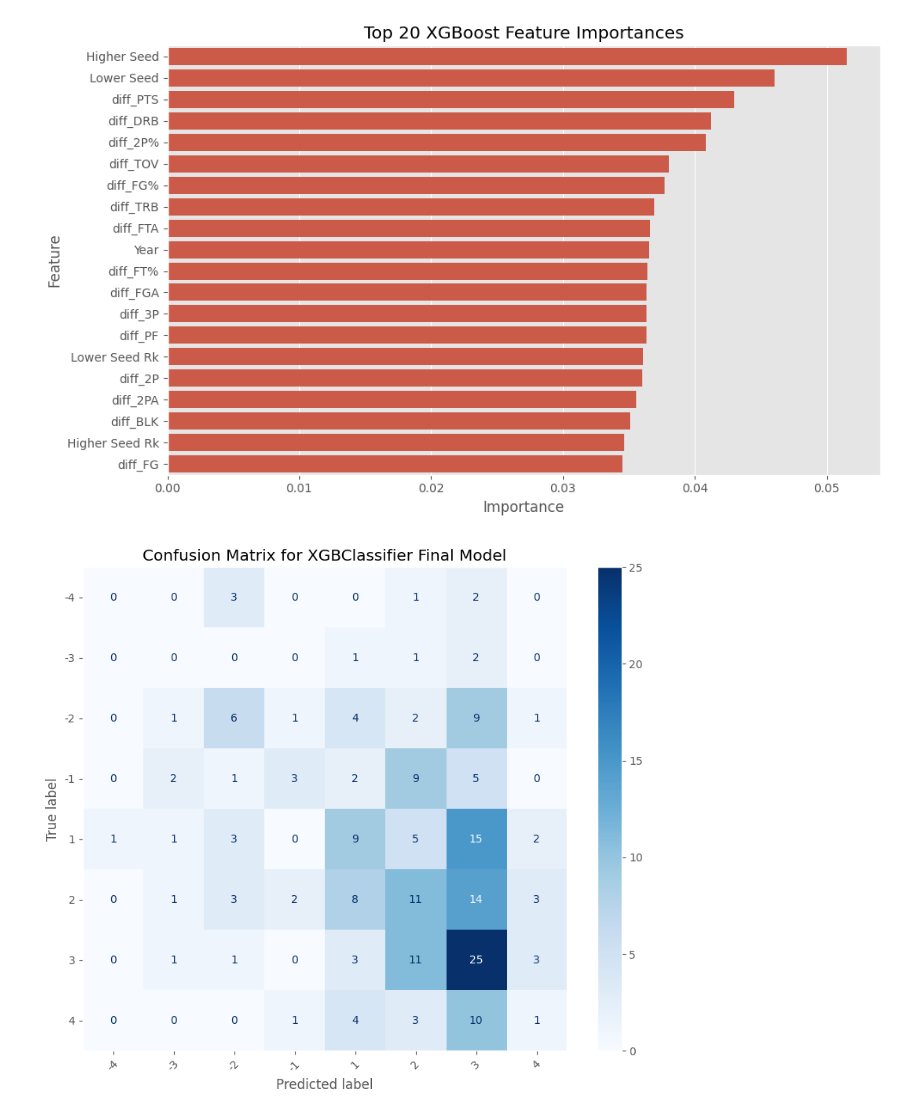
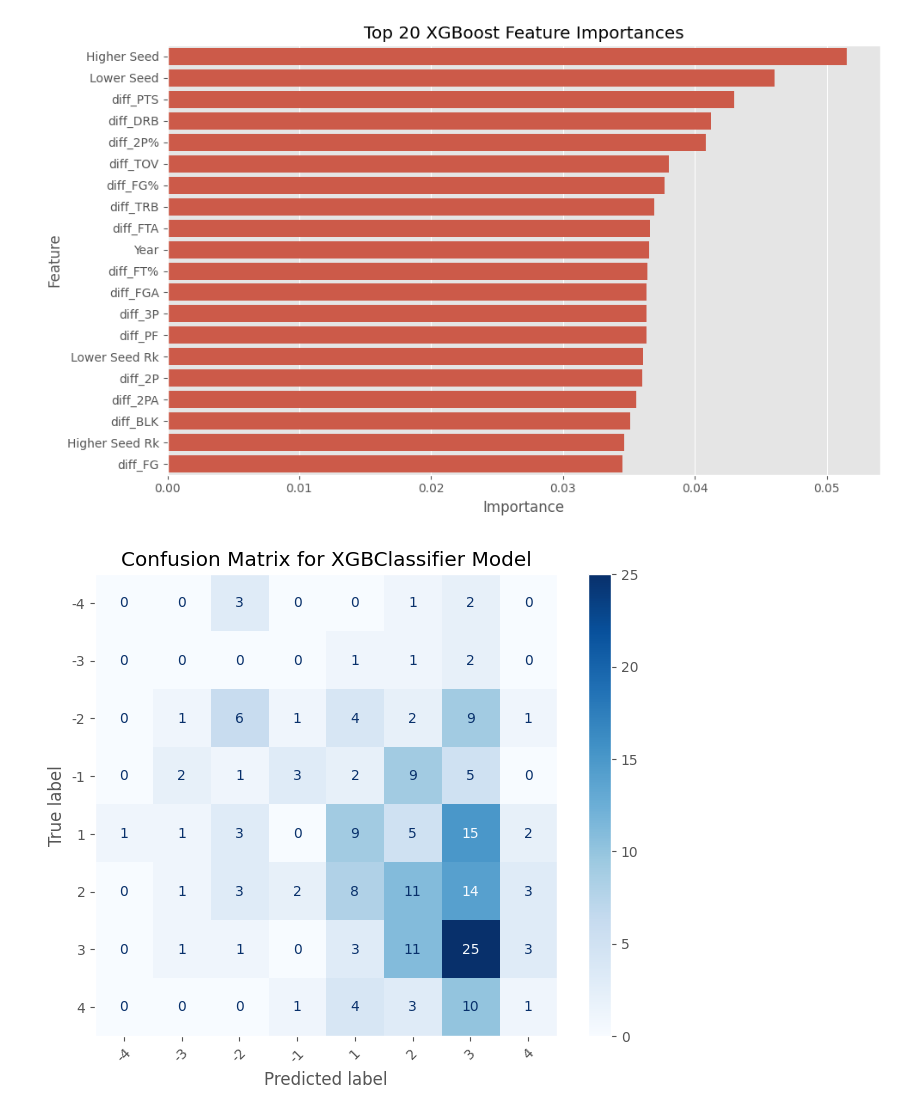
Before and after one commit to ashzhe7/2025_NBA_Project, a Jupyter notebook: NBA_XGBoost.ipynb, the cells around one changed output. Saved outputs shown, nothing was run; the diff lists cells and outputs as text; code cells hidden in the pictures.

Commit message:
Updating XGBoost modeling using XGBClassifier

```diff
--- a/NBA_XGBoost.ipynb
+++ b/NBA_XGBoost.ipynb
@@ -192,18 +202,18 @@ plt.tight_layout()
 plt.show()
 # %% [output]
 [figure]
-# %%
-def plot_confusion_matrix(y_true, y_pred, labels):
-    cm = confusion_matrix(y_true, y_pred, labels=labels)
-
-    disp = ConfusionMatrixDisplay(confusion_matrix=cm, display_labels=labels)
-    fig, ax = plt.subplots(figsize=(10, 8))
-    disp.plot(ax=ax, cmap='Blues', colorbar=True)
-    plt.title('Confusion Matrix for XGBClassifier Final Model')
-    plt.xticks(rotation=45)
-    plt.grid(False)
-    plt.show()
-
-plot_confusion_matrix(y_test_decoded, xgb_preds, labels=sorted(np.unique(y_test_decoded)))
-# %% [output]
-[figure, removed]
+# %%
+def plot_confusion_matrix(y_true, y_pred, labels):
+    cm = confusion_matrix(y_true, y_pred, labels=labels)
+
+    disp = ConfusionMatrixDisplay(confusion_matrix=cm, display_labels=labels)
+    fig, ax = plt.subplots(figsize=(8, 6))
+    disp.plot(ax=ax, cmap='Blues', colorbar=True)
+    plt.title('Confusion Matrix for XGBClassifier Model')
+    plt.xticks(rotation=45)
+    plt.grid(False)
+    plt.show()
+
+plot_confusion_matrix(y_test_decoded, xgb_preds, labels=sorted(np.unique(y_test_decoded)))
+# %% [output]
+[figure, added]
```
Also changed, not shown: parts of 5 cells of this notebook.
